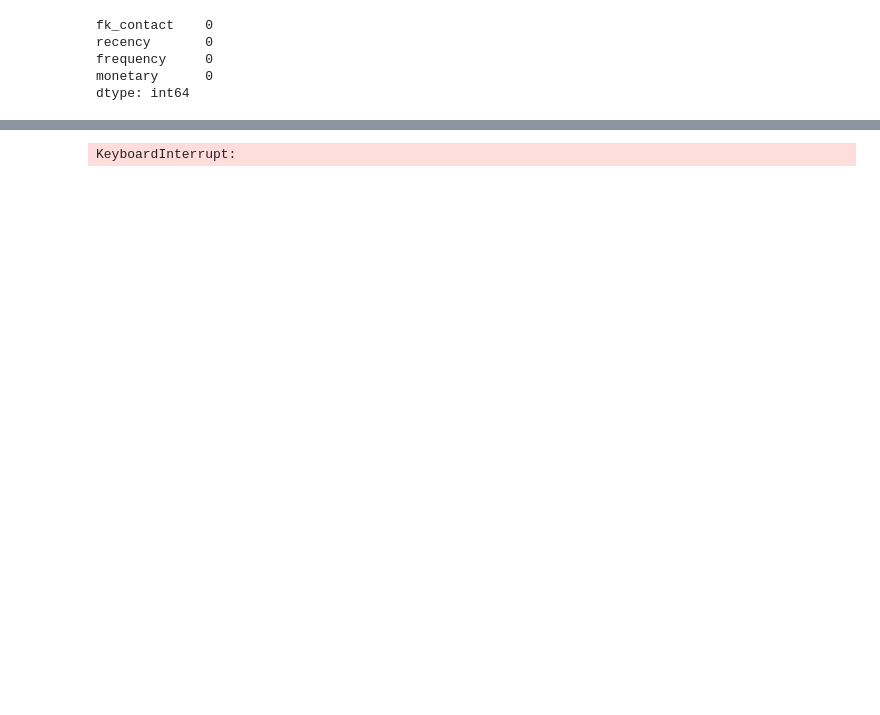
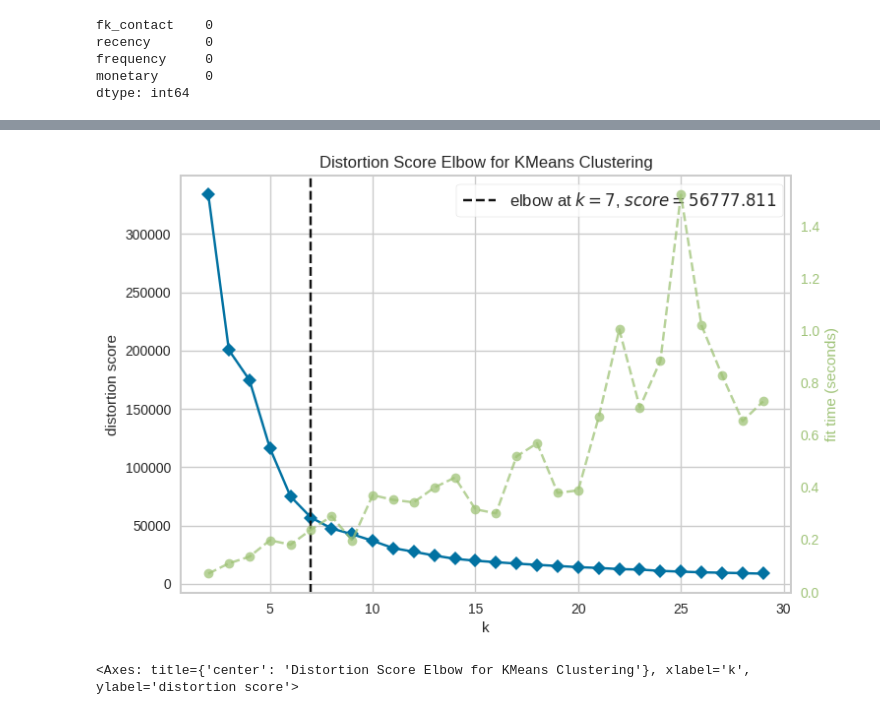
Before and after one commit to emissilva/challenge-clickbus, a Jupyter notebook: scripts/analises/analise.ipynb, the cells around one changed output, grey strips where cells are left out. Drawn from its saved outputs; the diff is of its cells as text; code cells hidden in the pictures; blank space fills up the shorter version.

Commit message:
atualização do notebook para analise do dataset

```diff
--- a/scripts/analises/analise.ipynb
+++ b/scripts/analises/analise.ipynb
@@ -8,5 +11,5 @@ import numpy as np
 # %%
-df = pd.read_csv('/Users/emersonsilva/challenge-clickbus/data/resultados/resultado_p1_2022.csv')
+df = pd.read_csv('/content/resultado_p1_2022.csv')
 df
 # %% [output]
 |  | fk_contact | recency | frequency | monetary |
@@ -61,3 +38,17 @@ dtype: int64
 features = df[['recency', 'frequency', 'monetary']]
 scaler = StandardScaler()
 scaled_features = scaler.fit_transform(features)
+# %%
+# Aplicar o PCA para reduzir as dimensões
+# Reduz as features para 2 componentes principais
+pca = PCA(n_components=2)
+principal_components = pca.fit_transform(scaled_features)
+
+# 4. Criar um novo DataFrame com os componentes
+pca_df = pd.DataFrame(data=principal_components, columns=['PC1', 'PC2'])
+
+# 5. Analisar o resultado
+print("Dados originais:\n", df.head())
+print("\nDados após o PCA:\n", pca_df.head())
+print("\nVariância explicada por cada componente:")
+print(pca.explained_variance_ratio_)
@@ -64,15 +74,12 @@ scaled_features = scaler.fit_transform(features)
 # %%
 model = KMeans(random_state=42, n_init='auto')
-visualizer_inertia = KElbowVisualizer(model, k=(2, 10), metric='distortion')
-visualizer_inertia.fit(scaled_features)
+visualizer_inertia = KElbowVisualizer(model, k=(2, 30), metric='distortion')
+visualizer_inertia.fit(principal_components)
 visualizer_inertia.show()
-plt.title('Método do Cotovelo com Inércia')
-plt.show()
+# %% [output]
+[figure, added]
+<Axes: title={'center': 'Distortion Score Elbow for KMeans Clustering'}, xlabel='k', ylabel='distortion score'>
 # %%
-visualizer_silhouette = KElbowVisualizer(model, k=(2, 10), metric='silhouette')
-visualizer_silhouette.fit(scaled_features)
+visualizer_silhouette = KElbowVisualizer(model, k=(2, 30), metric='silhouette')
+visualizer_silhouette.fit(principal_components)
 visualizer_silhouette.show()
-plt.title('Método do Cotovelo com Silhouette Score')
-plt.show()
-# %% [output]
-KeyboardInterrupt:
```
Also changed, not shown: parts of 6 cells of this notebook.
